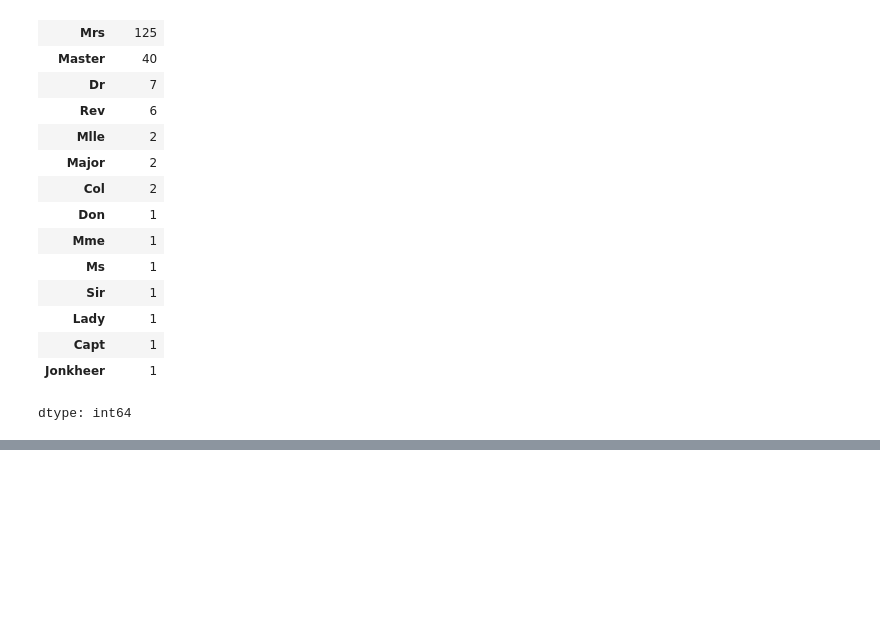
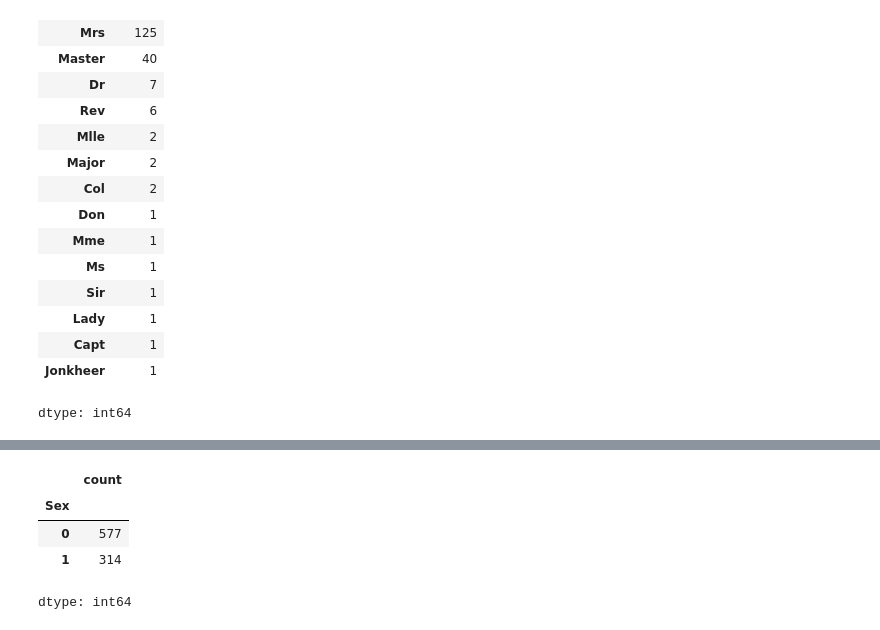
Before and after one commit to kaneserignembacke260-beep/titanic-ml-pipeline, a Jupyter notebook: 04_nettoyage.ipynb, the cells around one changed output, grey strips where cells are left out. Drawn from its saved outputs; the diff is of its cells as text; code cells hidden in the pictures; blank space fills up the shorter version.

```diff
--- a/04_nettoyage.ipynb
+++ b/04_nettoyage.ipynb
@@ -126,0 +157,9 @@ dtype: int64
+# %%
+# On vérifie que Sex contient bien uniquement des 0 et des 1 maintenant
+df["Sex"].value_counts()
+# %% [output]
+|  | count |
+| Sex |  |
+| 0 | 577 |
+| 1 | 314 |
+dtype: int64
```
Also changed, not shown: parts of 7 cells of this notebook.
